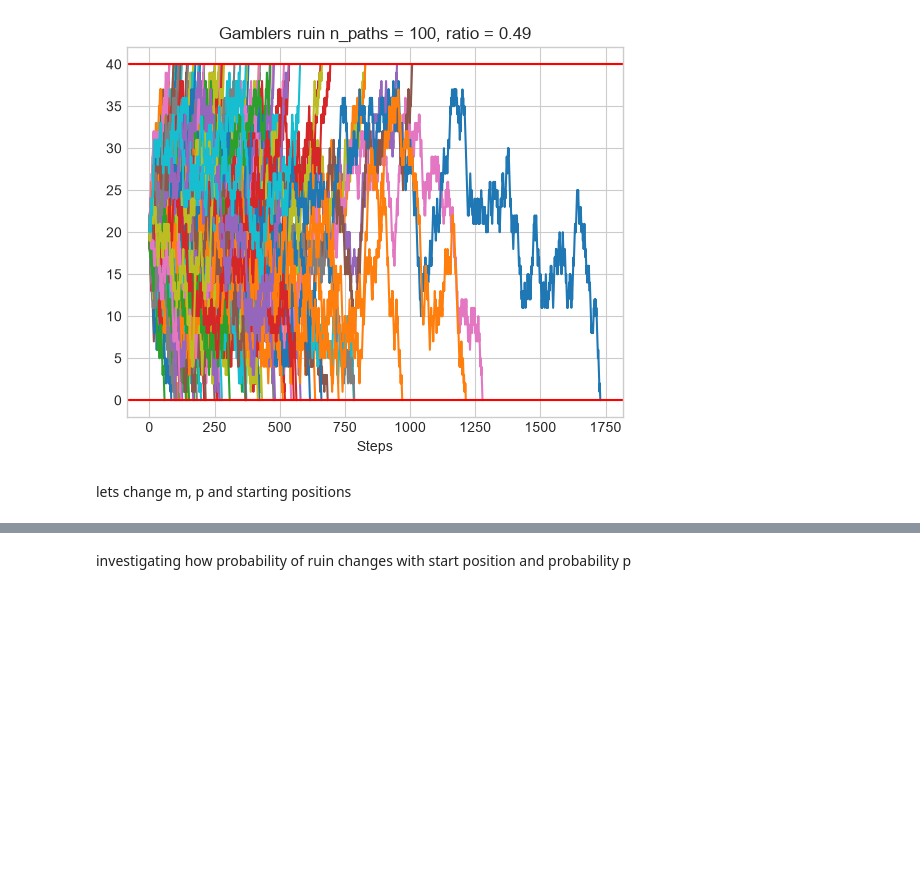
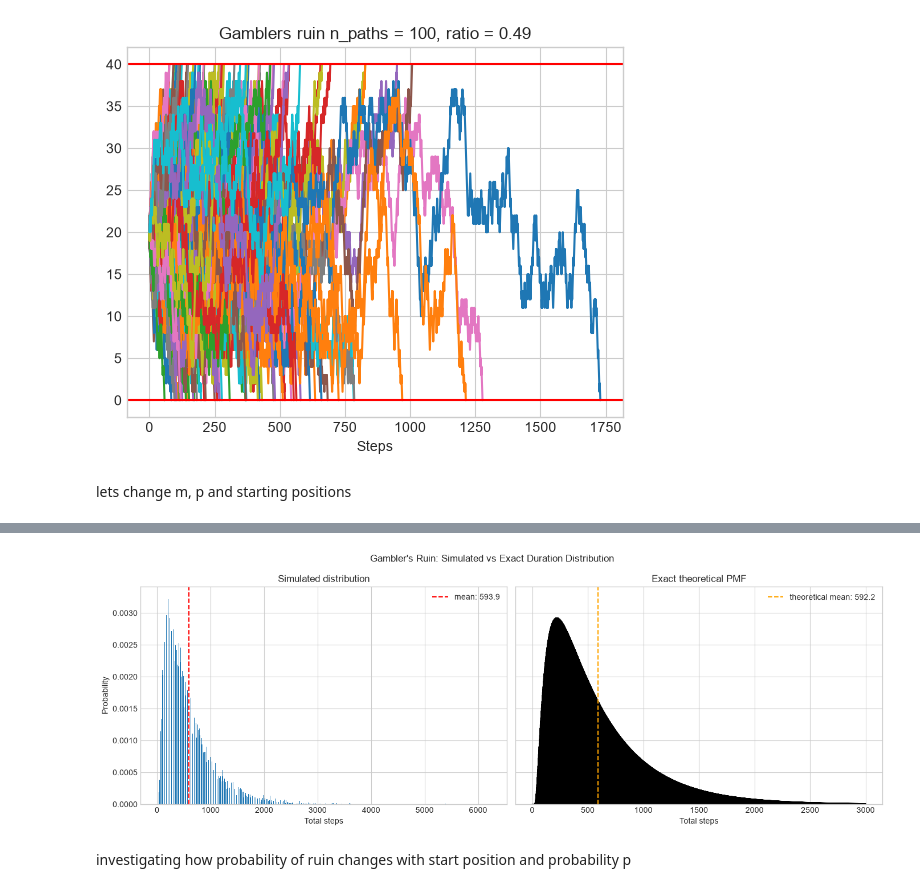
Before and after one commit to HA-Ward/Exploration-of-Stochastic-Processes-with-Computational-Implementation, a Jupyter notebook: notebooks/analysis.ipynb, the cells around one changed output, grey strips where cells are left out. Cells and saved outputs as stored; diff of their text form; code cells hidden in the pictures; blank space fills up the shorter version.

```diff
--- a/notebooks/analysis.ipynb
+++ b/notebooks/analysis.ipynb
@@ -164,3 +166,28 @@ ratio: 0.36318
+# %%
+fig, axes = plt.subplots(1, 2, figsize=(14, 5), sharey=True)
+
+bins = np.arange(1, max_step + 2) - 0.5
+
+# Left: simulated
+axes[0].hist(steps, bins=bins, weights=np.ones_like(steps)/len(steps), color="tab:blue")
+axes[0].axvline(mean_duration, color="red", linestyle="--", label=f"mean: {mean_duration:.1f}")
+axes[0].set_title("Simulated distribution")
+axes[0].set_xlabel("Total steps")
+axes[0].set_ylabel("Probability")
+axes[0].legend()
+
+# Right: exact pmf
+axes[1].plot(np.arange(1, len(pmf)+1), pmf, color="black")
+axes[1].axvline(expected_duration, color="orange", linestyle="--", label=f"theoretical mean: {expected_duration:.1f}")
+axes[1].set_title("Exact theoretical PMF")
+axes[1].set_xlabel("Total steps")
+axes[1].legend()
+
+plt.suptitle("Gambler's Ruin: Simulated vs Exact Duration Distribution")
+plt.tight_layout()
+plt.show()
+# %% [output]
+[figure, added]
 # %% [markdown]
 investigating how probability of ruin changes with start position and probability p
 # %%
```
Also changed, not shown: parts of 2 cells of this notebook, 3 other files.
